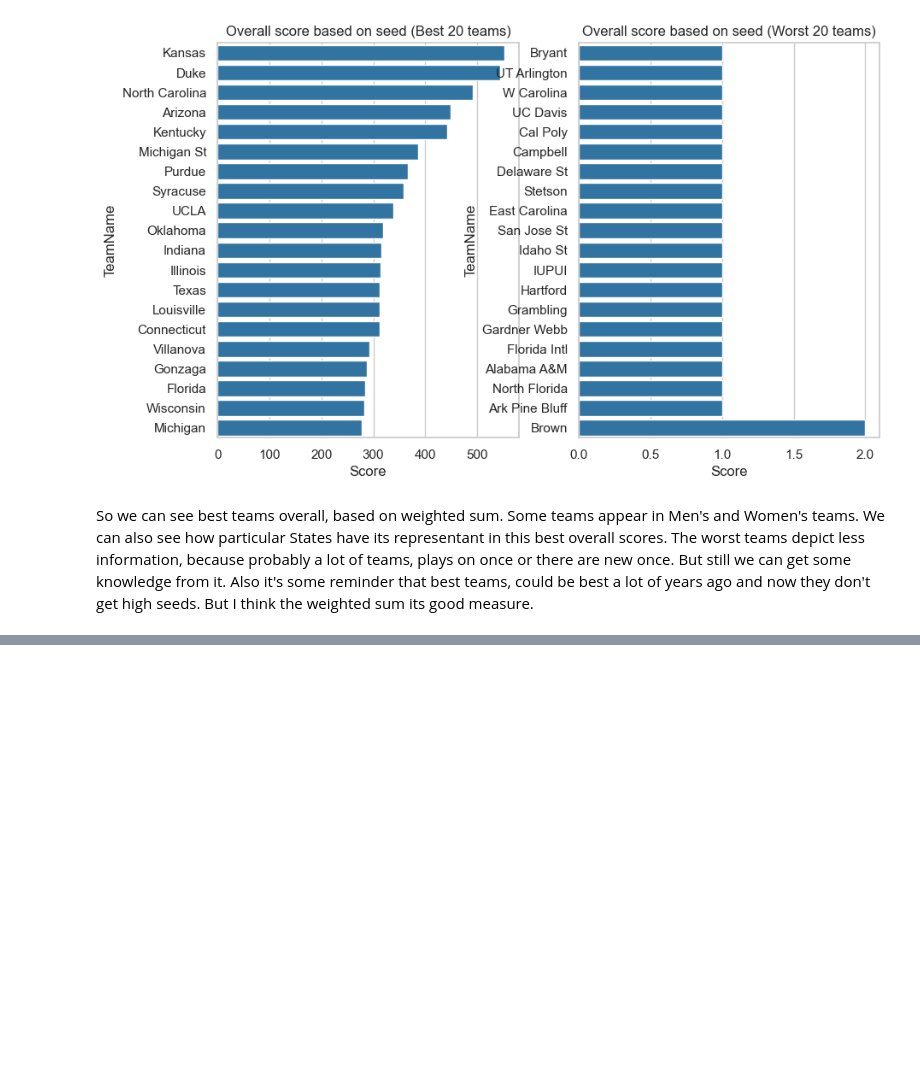
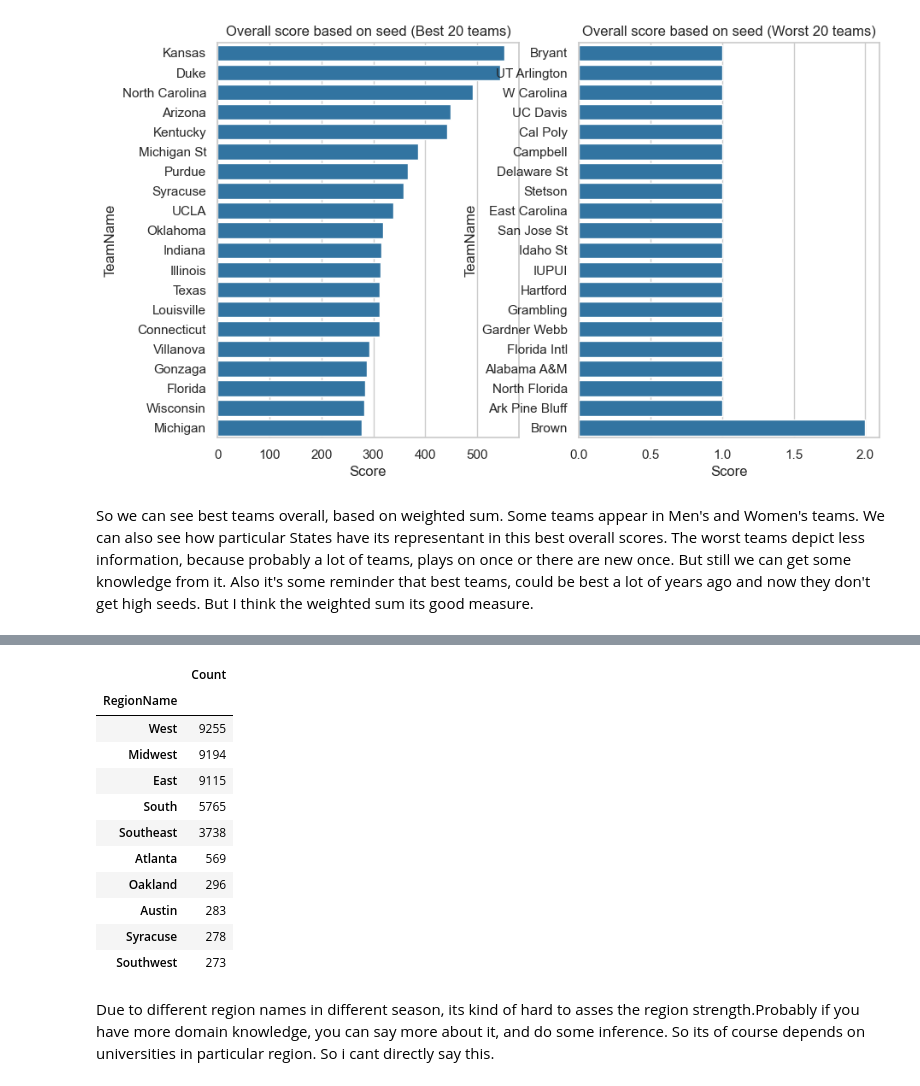
Before and after one commit to KacperUrban/Forecasting-NCAA-BB, a Jupyter notebook: EDA.ipynb, the cells around one changed output, grey strips where cells are left out. Drawn from its saved outputs; the diff is of its cells as text; code cells hidden in the pictures; blank space fills up the shorter version.

```diff
--- a/EDA.ipynb
+++ b/EDA.ipynb
@@ -533,0 +567,19 @@ So we can see best teams overall, based on weighted sum. Some teams appear in Me
+# %%
+mgroupedseeds.merge(mseedext[["TeamName", "RegionName"]], on="TeamName", how="left").groupby("RegionName").agg({
+    "Count": "sum"
+}).sort_values("Count", ascending=False).head(10)
+# %% [output]
+|  | Count |
+| RegionName |  |
+| West | 9255 |
+| Midwest | 9194 |
+| East | 9115 |
+| South | 5765 |
+| Southeast | 3738 |
+| Atlanta | 569 |
+| Oakland | 296 |
+| Austin | 283 |
+| Syracuse | 278 |
+| Southwest | 273 |
+# %% [markdown]
+Due to different region names in different season, its kind of hard to asses the region strength.Probably if you have more domain knowledge, you can say more about it, and do some inference. So its of course depends on universities in particular region. So i cant directly say this.
```
Also changed, not shown: parts of 3 cells of this notebook.
